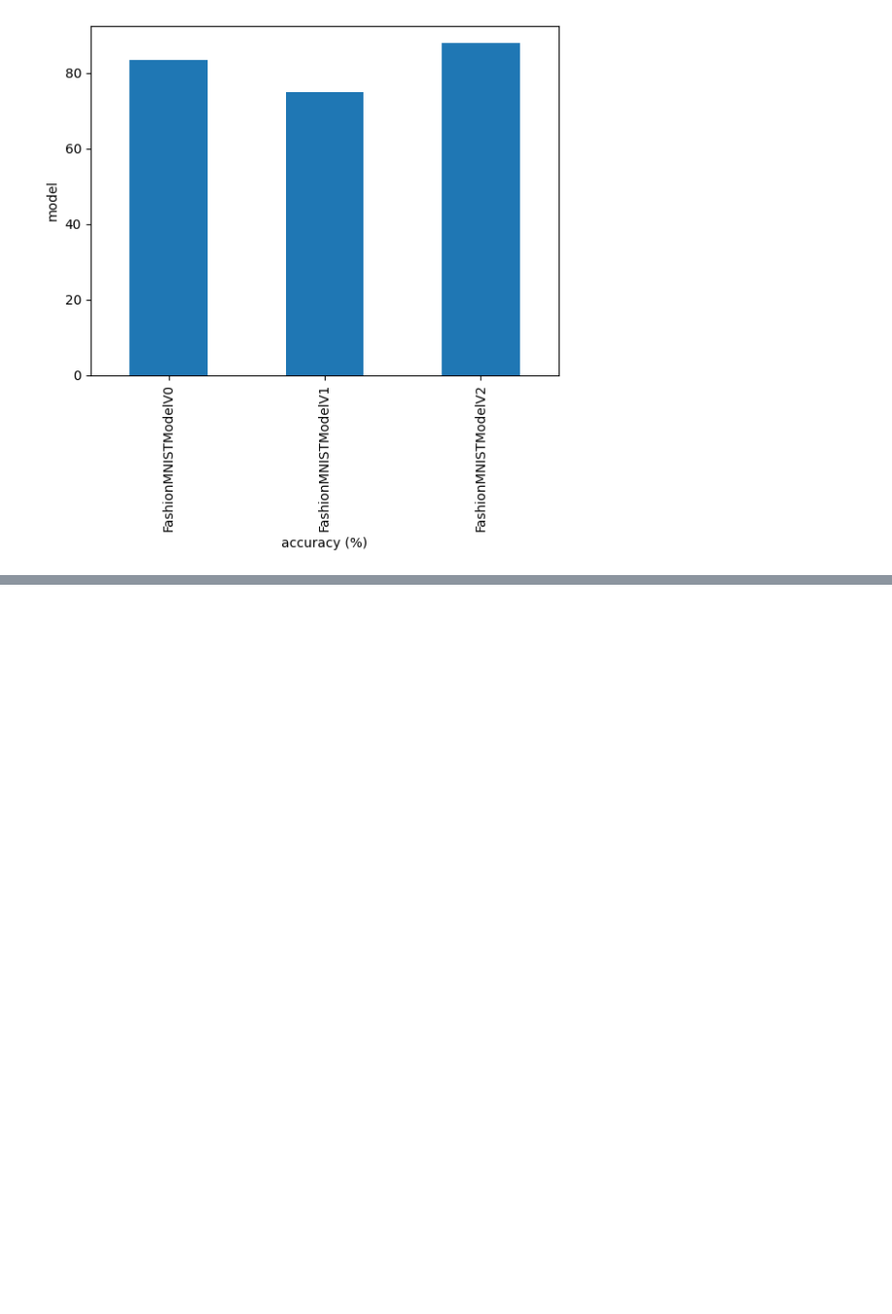
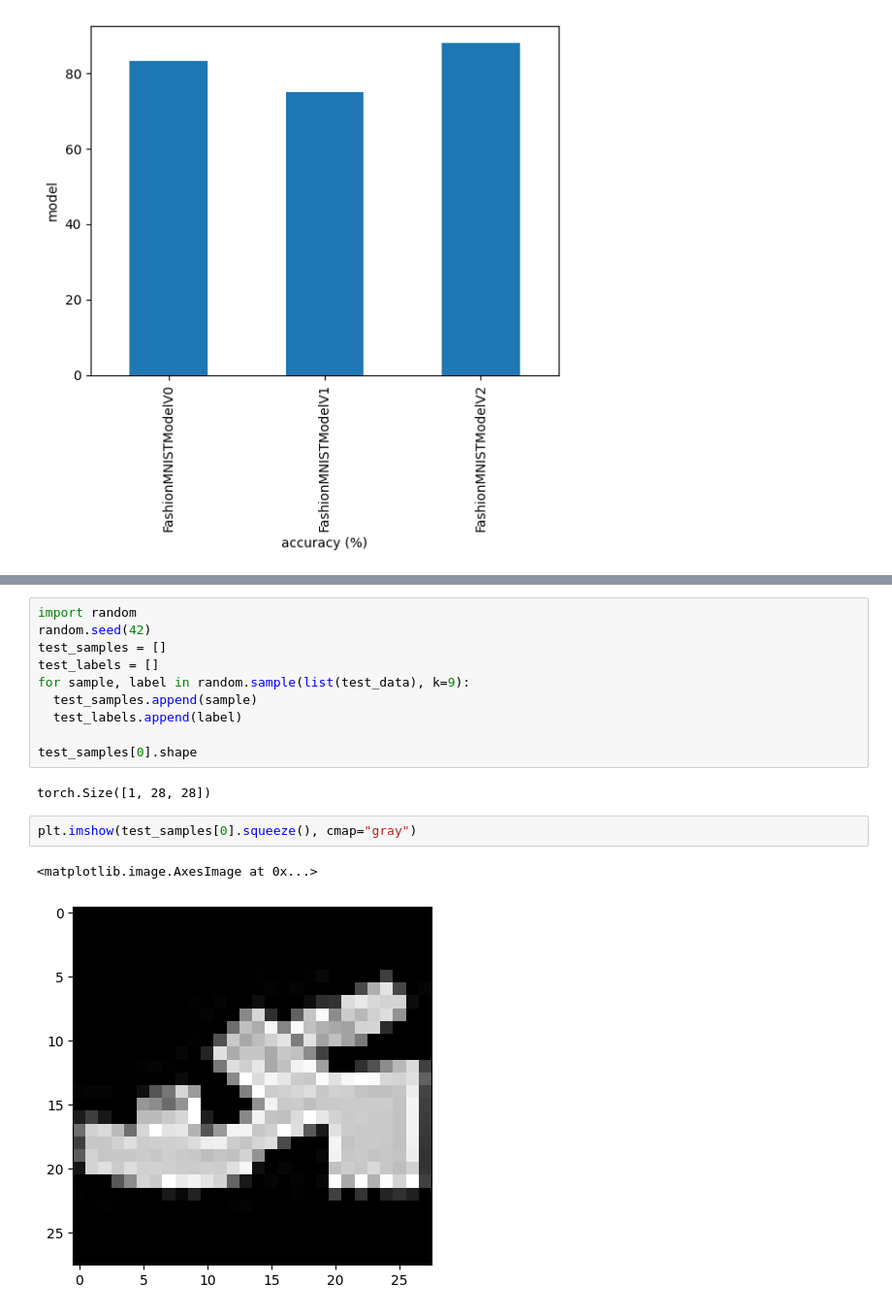
Before and after one commit to AdamStajer07/pytorchTutorial, a Jupyter notebook: 05_pytorch_tutorial.ipynb, the cells around one changed output, grey strips where cells are left out. Shown: that part at 97% size. Cells and saved outputs as stored; diff of their text form; blank space fills up the shorter version.

```diff
--- a/05_pytorch_tutorial.ipynb
+++ b/05_pytorch_tutorial.ipynb
@@ -844,0 +880,17 @@ Text(0, 0.5, 'model')
+# %%
+import random
+random.seed(42)
+test_samples = []
+test_labels = []
+for sample, label in random.sample(list(test_data), k=9):
+  test_samples.append(sample)
+  test_labels.append(label)
+
+test_samples[0].shape
+# %% [output]
+torch.Size([1, 28, 28])
+# %%
+plt.imshow(test_samples[0].squeeze(), cmap="gray")
+# %% [output]
+<matplotlib.image.AxesImage at 0x...>
+[figure, added]
```
Also changed, not shown: parts of 17 cells of this notebook.
